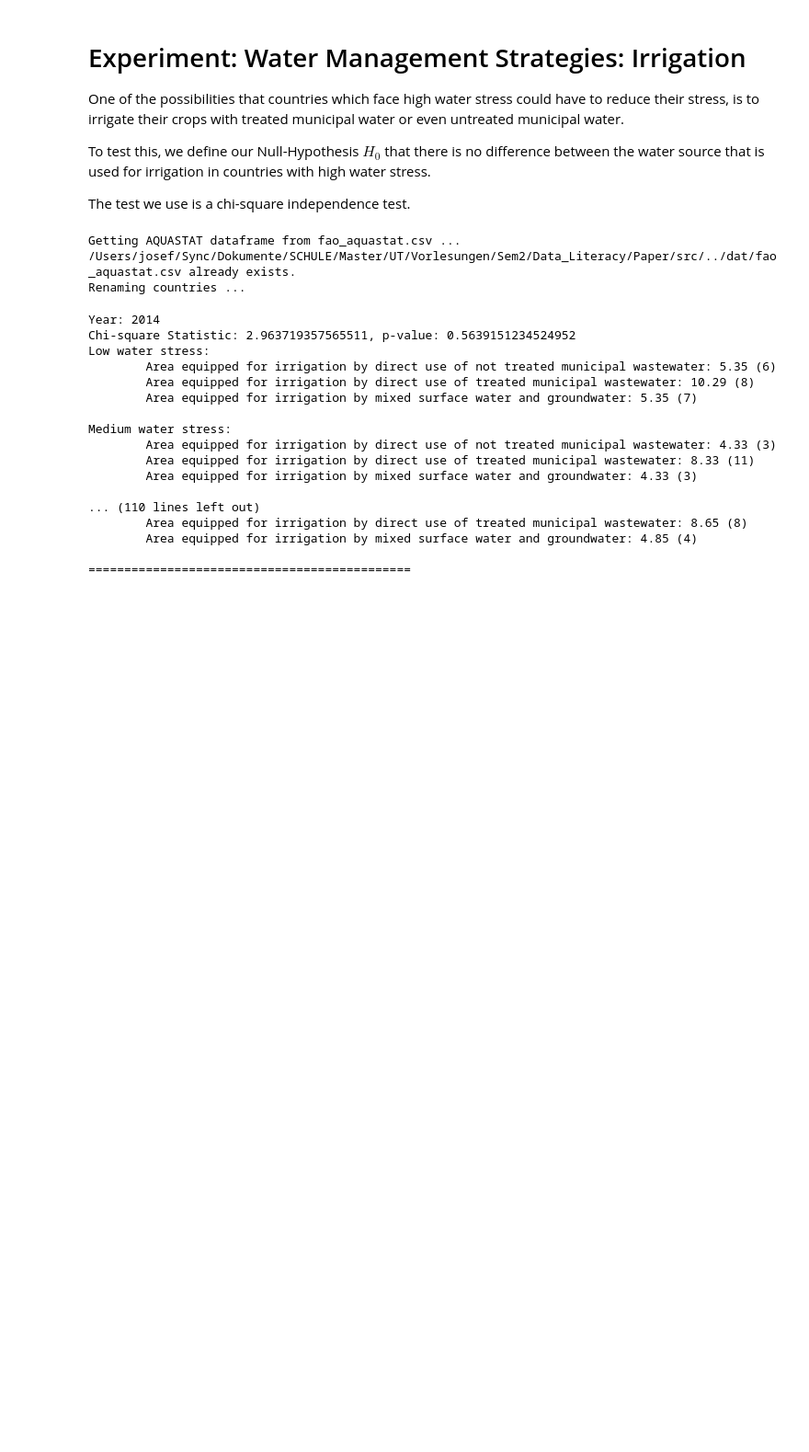
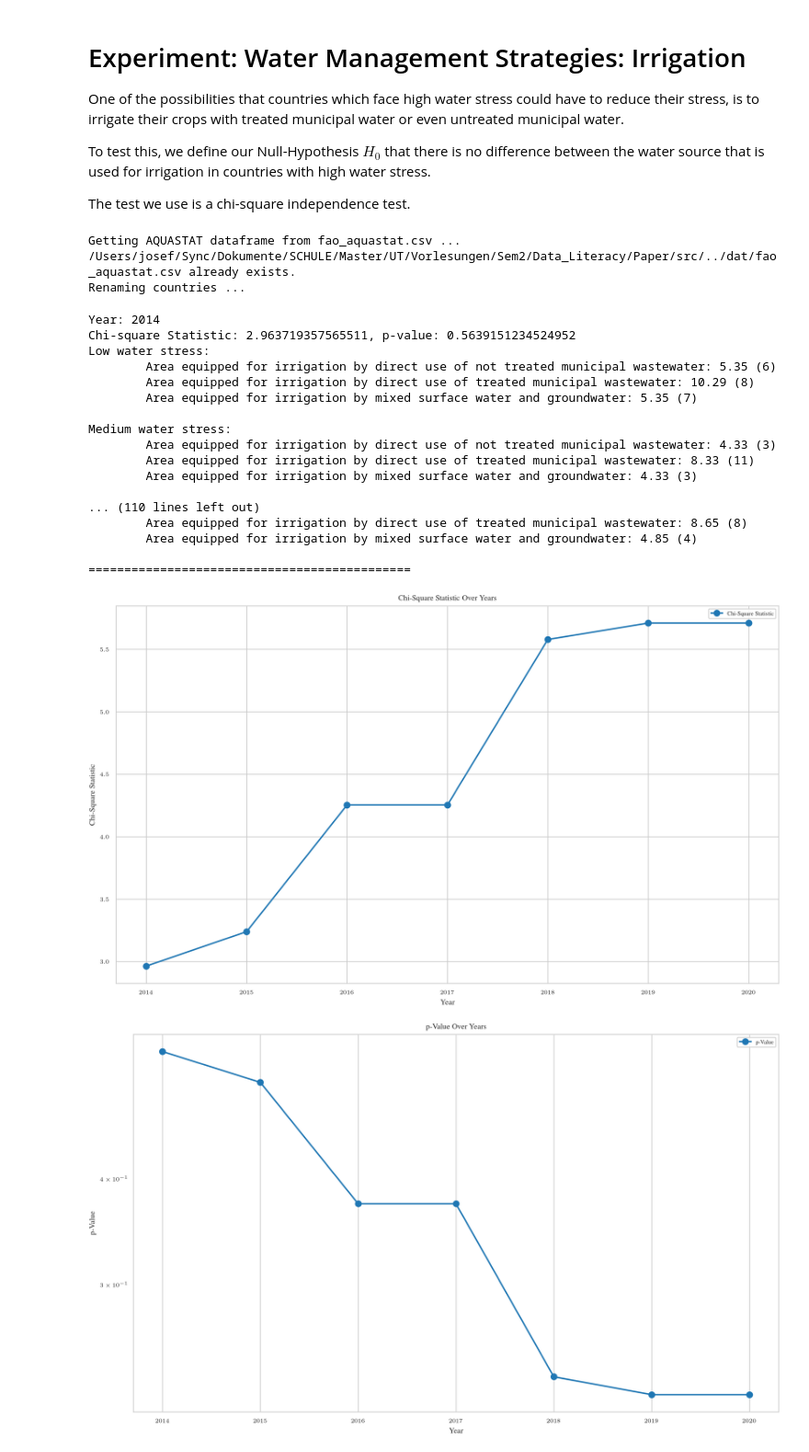
Before and after one commit to am9zZWY/team-aqua, a Jupyter notebook: exp/exp_global_water_management_irrigation_types.ipynb, the cells around one changed output. Shown at 92% size. Saved outputs shown, nothing was run; the diff lists cells and outputs as text; code cells hidden in the pictures; blank space fills up the shorter version.

Commit message:
Add plots to water management irrigation types

```diff
--- a/exp/exp_global_water_management_irrigation_types.ipynb
+++ b/exp/exp_global_water_management_irrigation_types.ipynb
@@ -38,6 +38,7 @@ irrigation_types = [
 ]
 
 years = [2014, 2015, 2016, 2017, 2018, 2019, 2020]
+results = []
 for year in years:
     irrigation_df = aquastat_df[irrigation_types +
                                 ['Year', 'SDG 6.4.2. Water Stress']].copy()
@@ -73,6 +74,7 @@ for year in years:
 
     # Chi-Quadrat-Test
     chi2, p, dof, expected = chi2_contingency(contingency_table)
+    results.append([year, chi2, p, dof, expected])
 
     # Print results for every year
     print(f'Year: {year}')
@@ -106,0 +107,29 @@ Medium water stress:
+# %%
+import matplotlib.pyplot as plt
+
+# Konvertieren der Ergebnisse in einen DataFrame
+results_df = pd.DataFrame(results, columns=['Year', 'Chi-Square', 'p-Value', 'dof', 'Expected'])
+
+# Plotten der Chi-Quadrat-Statistik über die Jahre
+plt.figure(figsize=(10, 6))
+plt.plot(results_df['Year'], results_df['Chi-Square'], marker='o', label='Chi-Square Statistic')
+plt.title('Chi-Square Statistic Over Years')
+plt.xlabel('Year')
+plt.ylabel('Chi-Square Statistic')
+plt.grid(True)
+plt.legend()
+plt.show()
+
+# Plotten der p-Werte über die Jahre
+plt.figure(figsize=(10, 6))
+plt.plot(results_df['Year'], results_df['p-Value'], marker='o', label='p-Value')
+plt.title('p-Value Over Years')
+plt.xlabel('Year')
+plt.ylabel('p-Value')
+plt.yscale('log')  # Logarithmische Skala, da p-Werte oft sehr klein sind
+plt.grid(True)
+plt.legend()
+plt.show()
+# %% [output]
+[figure, added]
+[figure, added]
```
Also changed, not shown: parts of 1 cell of this notebook.
